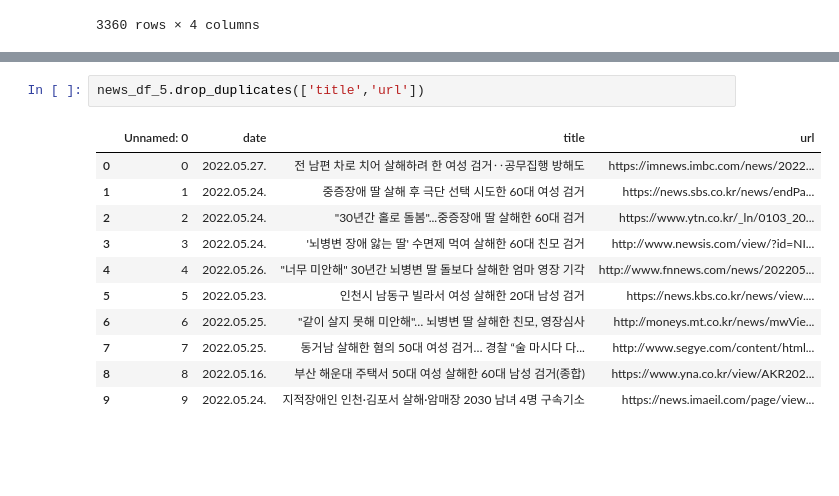
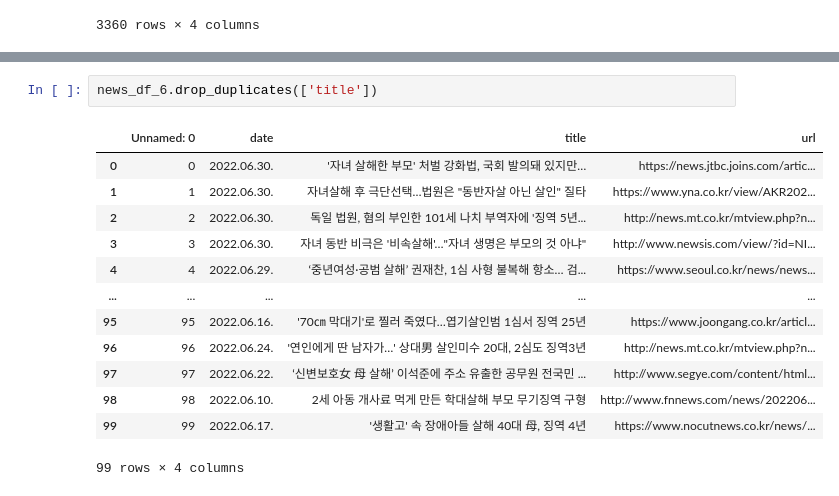
Before and after one commit to henzpp/crawling_project_team1, a Jupyter notebook: 데이터분석_박혜린_2.ipynb, the cells around one changed output, grey strips where cells are left out. Drawn from its saved outputs; the diff is of its cells as text; blank space fills up the shorter version.

```diff
--- a/데이터분석_박혜린_2.ipynb
+++ b/데이터분석_박혜린_2.ipynb
@@ -495,14 +501,16 @@ news_df_5
 # %%
-news_df_5.drop_duplicates(['title','url'])
+news_df_6.drop_duplicates(['title'])
 # %% [output]
 |  | Unnamed: 0 | date | title | url |
-| 0 | 0 | 2022.05.27. | 전 남편 차로 치어 살해하려 한 여성 검거‥공무집행 방해도 | https://imnews.imbc.com/news/2022... |
-| 1 | 1 | 2022.05.24. | 중증장애 딸 살해 후 극단 선택 시도한 60대 여성 검거 | https://news.sbs.co.kr/news/endPa... |
-| 2 | 2 | 2022.05.24. | "30년간 홀로 돌봄"...중증장애 딸 살해한 60대 검거 | https://www.ytn.co.kr/_ln/0103_20... |
-| 3 | 3 | 2022.05.24. | '뇌병변 장애 앓는 딸' 수면제 먹여 살해한 60대 친모 검거 | http://www.newsis.com/view/?id=NI... |
-| 4 | 4 | 2022.05.26. | "너무 미안해" 30년간 뇌병변 딸 돌보다 살해한 엄마 영장 기각 | http://www.fnnews.com/news/202205... |
-| 5 | 5 | 2022.05.23. | 인천시 남동구 빌라서 여성 살해한 20대 남성 검거 | https://news.kbs.co.kr/news/view.... |
-| 6 | 6 | 2022.05.25. | "같이 살지 못해 미안해"… 뇌병변 딸 살해한 친모, 영장심사 | http://moneys.mt.co.kr/news/mwVie... |
-| 7 | 7 | 2022.05.25. | 동거남 살해한 혐의 50대 여성 검거… 경찰 “술 마시다 다... | http://www.segye.com/content/html... |
-| 8 | 8 | 2022.05.16. | 부산 해운대 주택서 50대 여성 살해한 60대 남성 검거(종합) | https://www.yna.co.kr/view/AKR202... |
-| 9 | 9 | 2022.05.24. | 지적장애인 인천·김포서 살해·암매장 2030 남녀 4명 구속기소 | https://news.imaeil.com/page/view... |
+| 0 | 0 | 2022.06.30. | '자녀 살해한 부모' 처벌 강화법, 국회 발의돼 있지만… | https://news.jtbc.joins.com/artic... |
+| 1 | 1 | 2022.06.30. | 자녀살해 후 극단선택…법원은 "동반자살 아닌 살인" 질타 | https://www.yna.co.kr/view/AKR202... |
+| 2 | 2 | 2022.06.30. | 독일 법원, 혐의 부인한 101세 나치 부역자에 '징역 5년... | http://news.mt.co.kr/mtview.php?n... |
+| 3 | 3 | 2022.06.30. | 자녀 동반 비극은 '비속살해'…"자녀 생명은 부모의 것 아냐" | http://www.newsis.com/view/?id=NI... |
+| 4 | 4 | 2022.06.29. | ‘중년여성·공범 살해’ 권재찬, 1심 사형 불복해 항소… 검... | https://www.seoul.co.kr/news/news... |
+| ... | ... | ... | ... | ... |
+| 95 | 95 | 2022.06.16. | '70㎝ 막대기'로 찔러 죽였다…엽기살인범 1심서 징역 25년 | https://www.joongang.co.kr/articl... |
+| 96 | 96 | 2022.06.24. | '연인에게 딴 남자가…' 상대男 살인미수 20대, 2심도 징역3년 | http://news.mt.co.kr/mtview.php?n... |
+| 97 | 97 | 2022.06.22. | ‘신변보호女 母 살해’ 이석준에 주소 유출한 공무원 전국민 ... | http://www.segye.com/content/html... |
+| 98 | 98 | 2022.06.10. | 2세 아동 개사료 먹게 만든 학대살해 부모 무기징역 구형 | http://www.fnnews.com/news/202206... |
+| 99 | 99 | 2022.06.17. | '생활고' 속 장애아들 살해 40대 母, 징역 4년 | https://www.nocutnews.co.kr/news/... |
+99 rows × 4 columns
```
Also changed, not shown: parts of 4 cells of this notebook, 6 other files.
